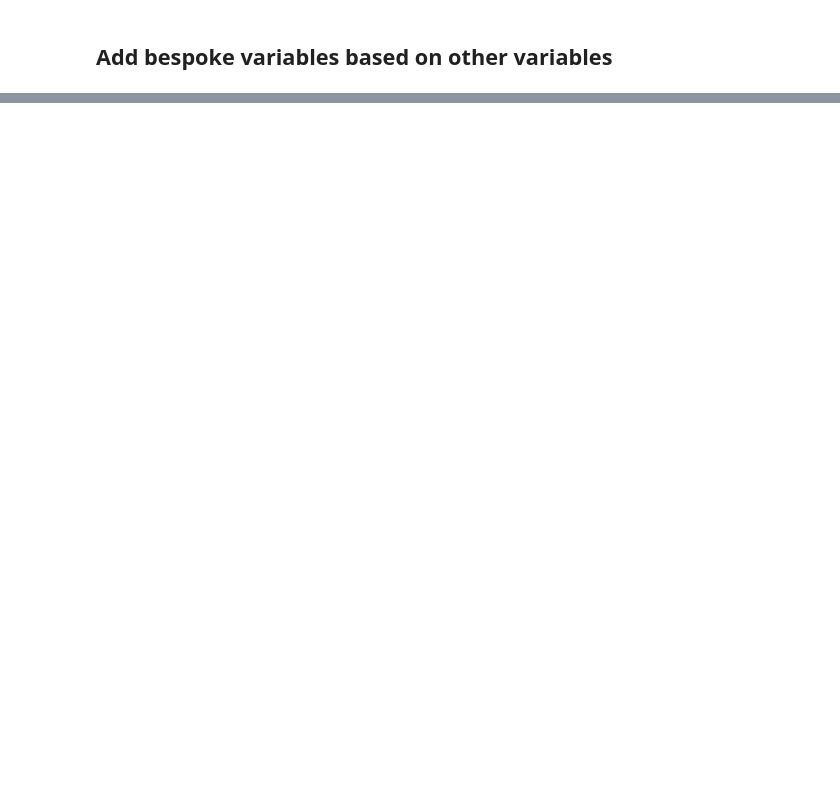
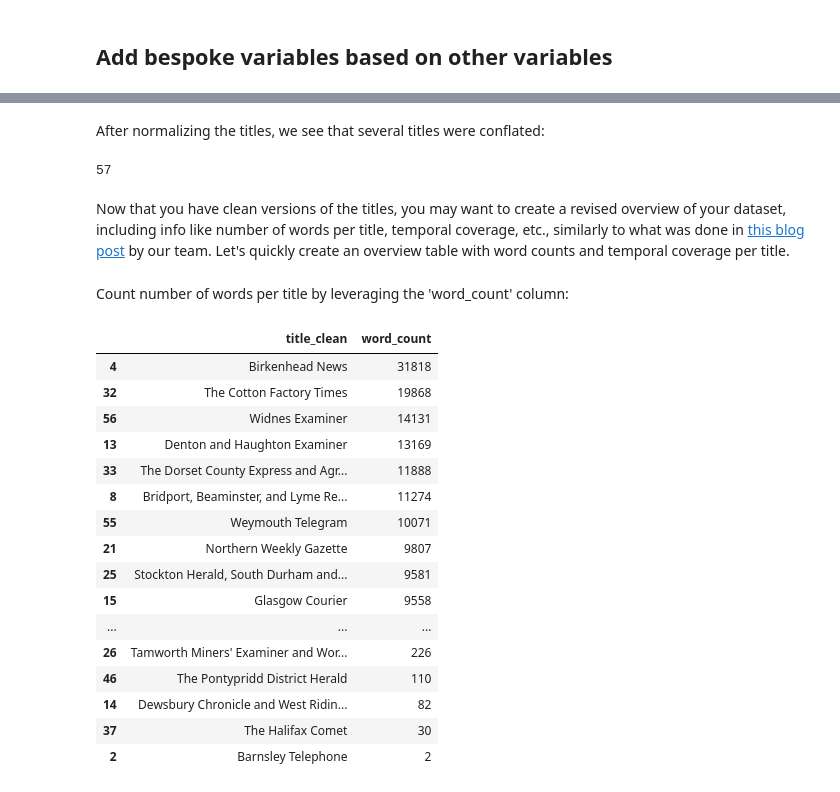
Before and after one commit to npedrazzini/lancaster-newspaper-workshop, a Jupyter notebook: news_text_1_manipulate_variables.ipynb, the cells around one changed output, grey strips where cells are left out. Drawn from its saved outputs; the diff is of its cells as text; code cells hidden in the pictures; blank space fills up the shorter version.

```diff
--- a/news_text_1_manipulate_variables.ipynb
+++ b/news_text_1_manipulate_variables.ipynb
@@ -243,7 +295,7 @@ We can now try and get rid of any 'extra' text, if any, around the actual articl
 # %%
 def segment_articles(text):
     # Define a regular expression to identify headlines accurately
-    headline_pattern = re.compile(r'(?:[A-Z0-9\W]*[A-Z]{3,}[A-Z0-9\W]*)\b')
+    headline_pattern = re.compile(r'\b[A-Z]{3,}(?:[\W]*[A-Z0-9])*\b\.')
 
     # Find all matches using finditer which gives us match objects with start and end info
     matches = list(re.finditer(headline_pattern, text))
@@ -301,0 +491,32 @@ keyword_sample.to_csv('articles_sample.csv',index=False)
+# %% [markdown]
+After normalizing the titles, we see that several titles were conflated:
+# %%
+len(df['title_clean'].value_counts())
+# %% [output]
+57
+# %% [markdown]
+Now that you have clean versions of the titles, you may want to create a revised overview of your dataset, including info like number of words per title, temporal coverage, etc., similarly to what was done in [this blog post](https://livingwithmachines.ac.uk/public-domain-newspaper-titles-in-living-with-machines/) by our team. Let's quickly create an overview table with word counts and temporal coverage per title.
+# %% [markdown]
+Count number of words per title by leveraging the 'word_count' column:
+# %%
+overview_table = df.groupby('title_clean')['word_count'].sum()
+overview_table = pd.DataFrame(overview_table).reset_index().sort_values(by='word_count',ascending=False)
+overview_table
+# %% [output]
+|  | title_clean | word_count |
+| 4 | Birkenhead News | 31818 |
+| 32 | The Cotton Factory Times | 19868 |
+| 56 | Widnes Examiner | 14131 |
+| 13 | Denton and Haughton Examiner | 13169 |
+| 33 | The Dorset County Express and Agr... | 11888 |
+| 8 | Bridport, Beaminster, and Lyme Re... | 11274 |
+| 55 | Weymouth Telegram | 10071 |
+| 21 | Northern Weekly Gazette | 9807 |
+| 25 | Stockton Herald, South Durham and... | 9581 |
+| 15 | Glasgow Courier | 9558 |
+| ... | ... | ... |
+| 26 | Tamworth Miners' Examiner and Wor... | 226 |
+| 46 | The Pontypridd District Herald | 110 |
+| 14 | Dewsbury Chronicle and West Ridin... | 82 |
+| 37 | The Halifax Comet | 30 |
+| 2 | Barnsley Telephone | 2 |
```
Also changed, not shown: parts of 77 cells of this notebook, 3 other files.
